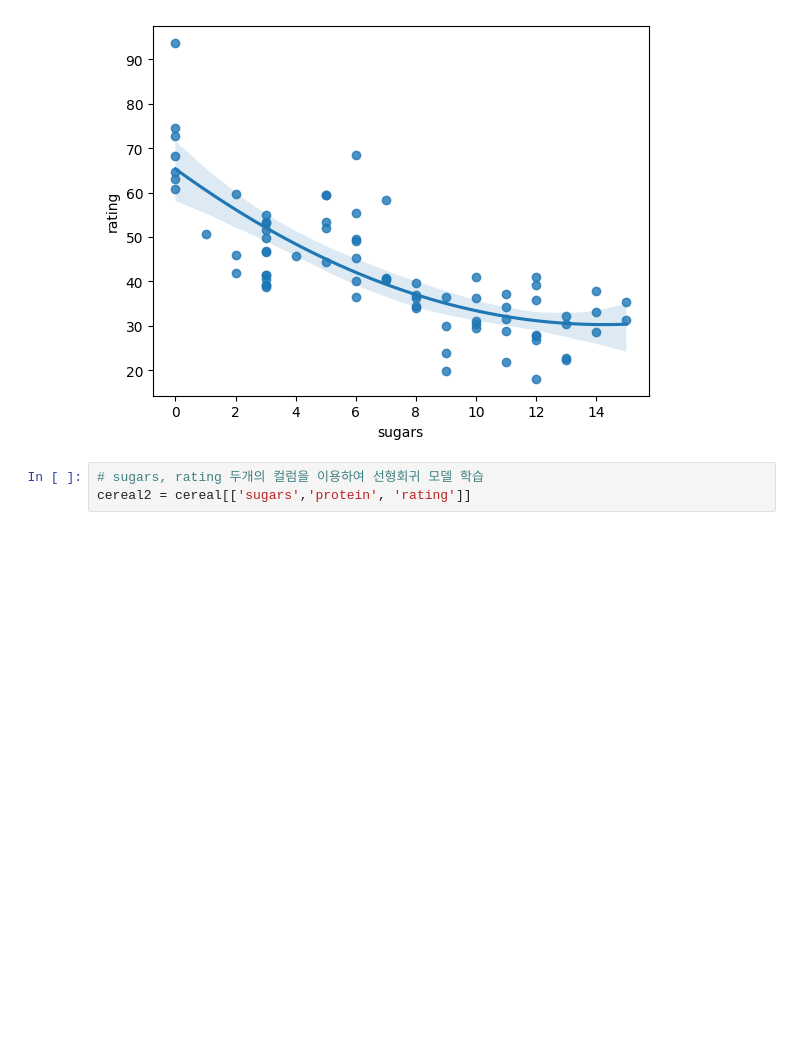
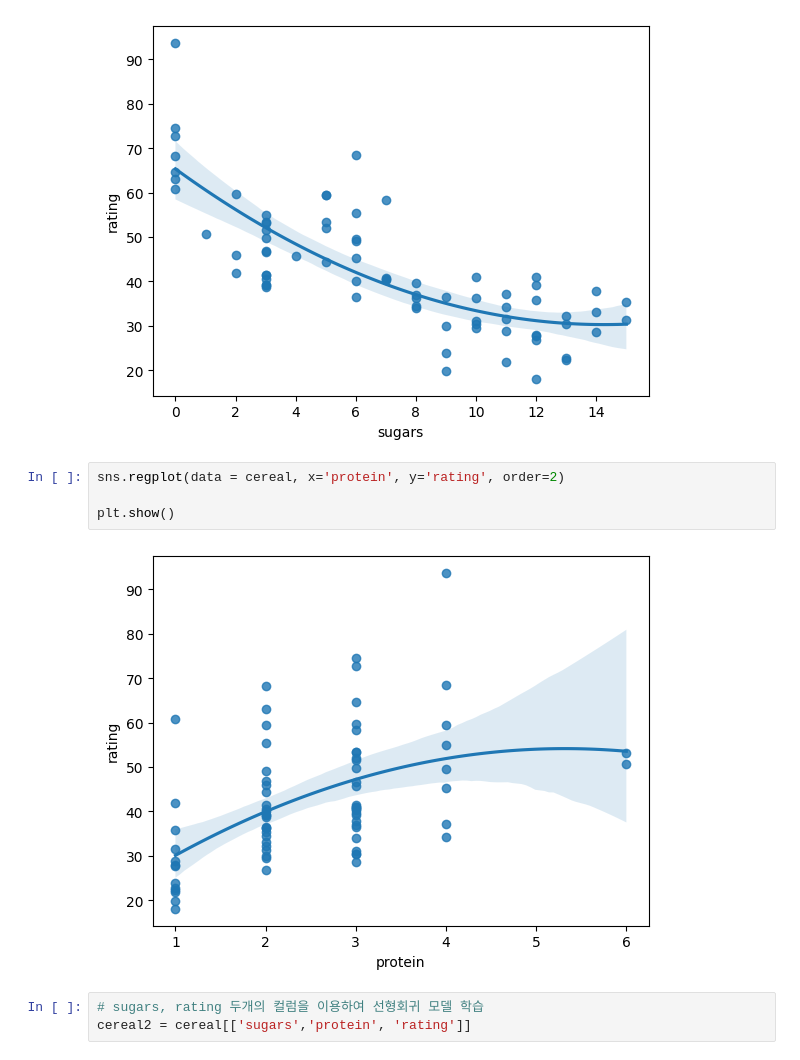
Before and after one commit to bsmoon-86/multicam_2025, a Jupyter notebook: 250925/01_다항회귀.ipynb, the cells around one changed output. Saved outputs shown, nothing was run; the diff lists cells and outputs as text; blank space fills up the shorter version.

```diff
--- a/250925/01_다항회귀.ipynb
+++ b/250925/01_다항회귀.ipynb
@@ -135,6 +135,12 @@ sns.regplot(data = cereal, x='sugars', y='rating', order=2)
 plt.show()
 # %% [output]
 [figure]
+# %%
+sns.regplot(data = cereal, x='protein', y='rating', order=2)
+
+plt.show()
+# %% [output]
+[figure, added]
 # %%
 # sugars, rating 두개의 컬럼을 이용하여 선형회귀 모델 학습
 cereal2 = cereal[['sugars','protein', 'rating']]
```
Also changed, not shown: parts of 6 cells of this notebook, 8 other files.
